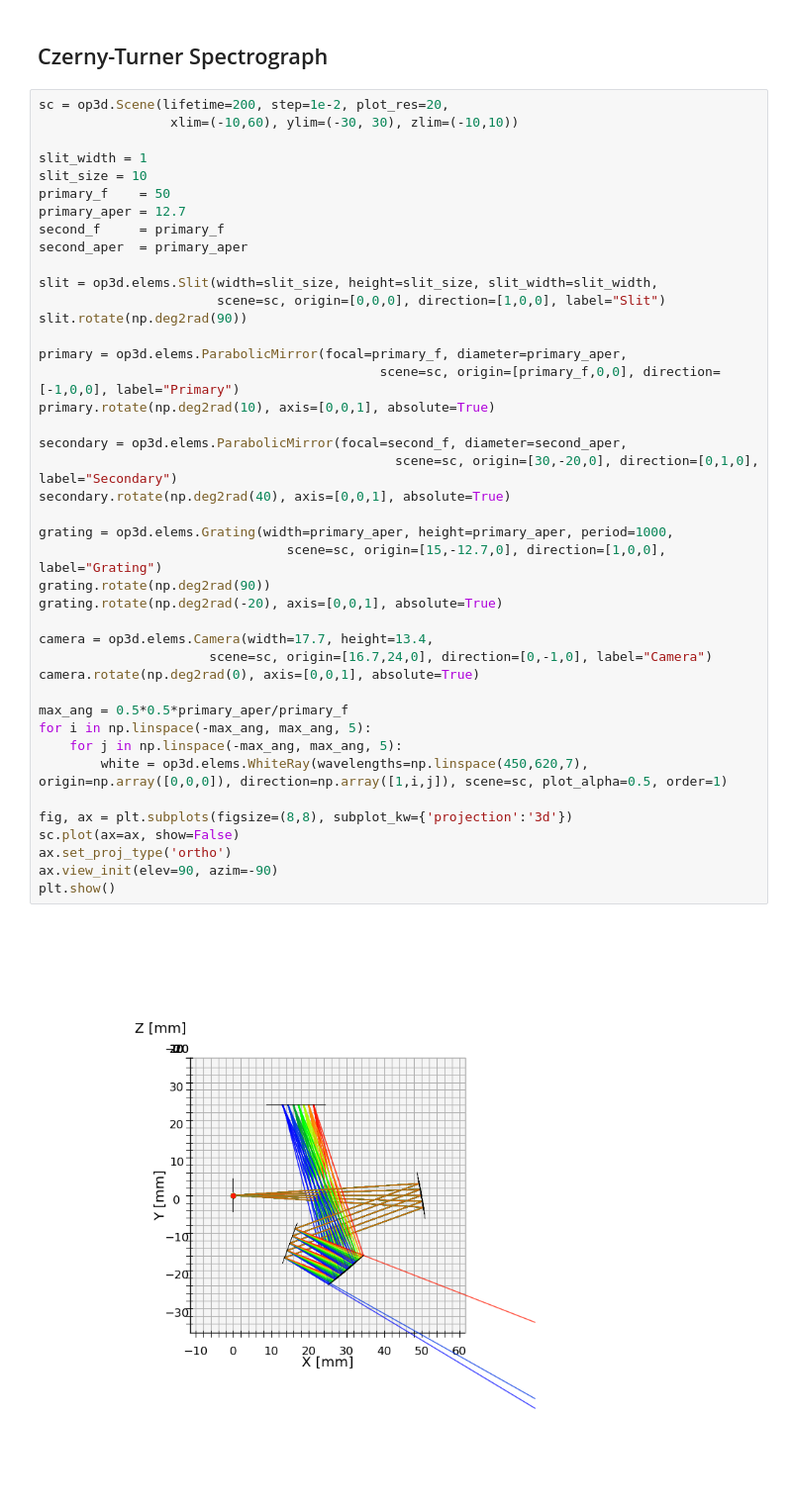
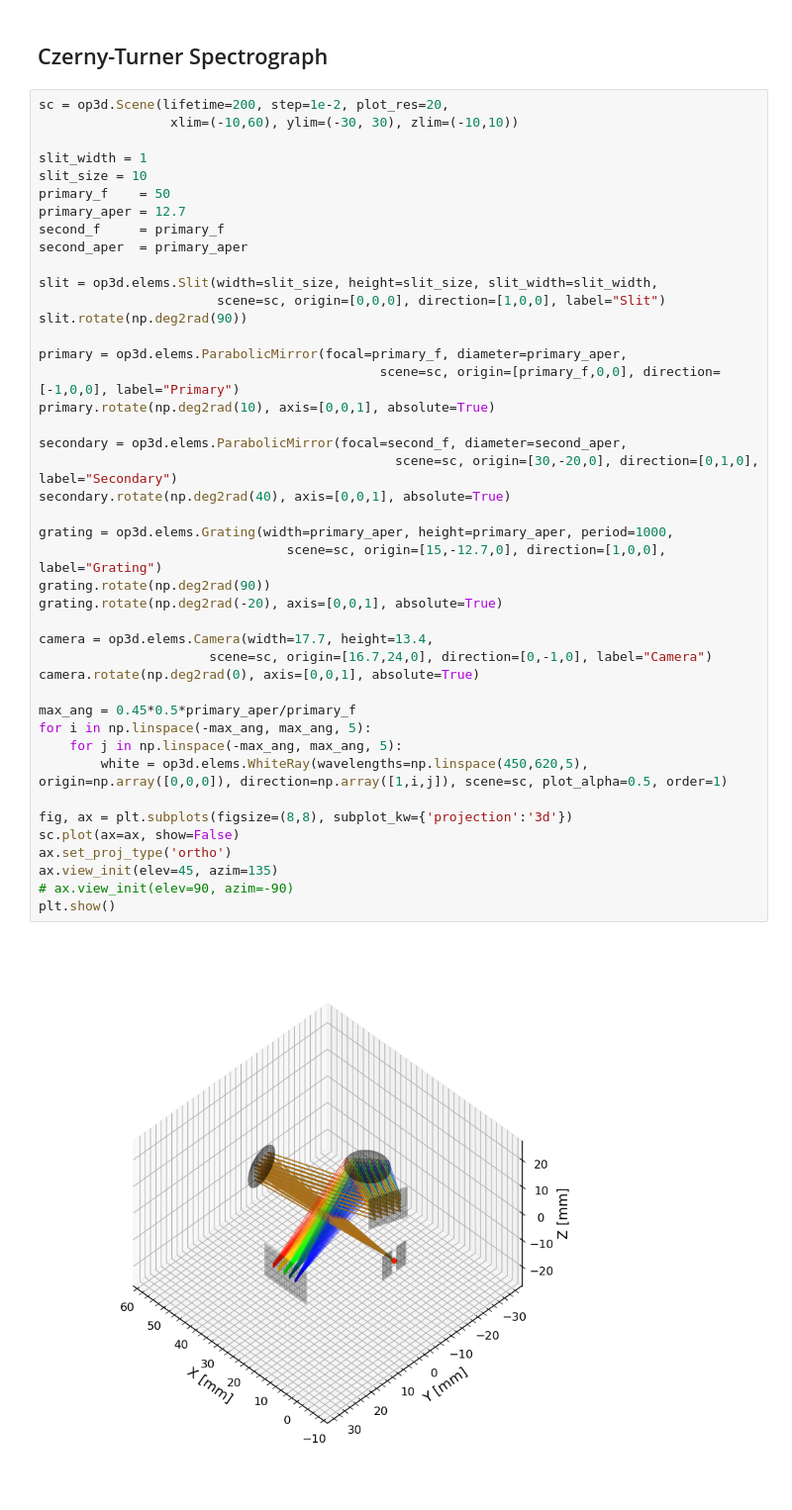
Before and after one commit to AstroAure/Opticalpy, a Jupyter notebook: Demo3D.ipynb, the cells around one changed output. Shown at 99% size. Drawn from its saved outputs; the diff is of its cells as text.

```diff
--- a/Demo3D.ipynb
+++ b/Demo3D.ipynb
@@ -68,37 +68,38 @@ second_aper  = primary_aper
 
 slit = op3d.elems.Slit(width=slit_size, height=slit_size, slit_width=slit_width,
                        scene=sc, origin=[0,0,0], direction=[1,0,0], label="Slit")
 slit.rotate(np.deg2rad(90))
 
 primary = op3d.elems.ParabolicMirror(focal=primary_f, diameter=primary_aper,
                                             scene=sc, origin=[primary_f,0,0], direction=[-1,0,0], label="Primary")
 primary.rotate(np.deg2rad(10), axis=[0,0,1], absolute=True)
 
 secondary = op3d.elems.ParabolicMirror(focal=second_f, diameter=second_aper,
                                               scene=sc, origin=[30,-20,0], direction=[0,1,0], label="Secondary")
 secondary.rotate(np.deg2rad(40), axis=[0,0,1], absolute=True)
 
 grating = op3d.elems.Grating(width=primary_aper, height=primary_aper, period=1000,
                                 scene=sc, origin=[15,-12.7,0], direction=[1,0,0], label="Grating")
 grating.rotate(np.deg2rad(90))
 grating.rotate(np.deg2rad(-20), axis=[0,0,1], absolute=True)
 
 camera = op3d.elems.Camera(width=17.7, height=13.4,
                       scene=sc, origin=[16.7,24,0], direction=[0,-1,0], label="Camera")
 camera.rotate(np.deg2rad(0), axis=[0,0,1], absolute=True)
 
-max_ang = 0.5*0.5*primary_aper/primary_f
+max_ang = 0.45*0.5*primary_aper/primary_f
 for i in np.linspace(-max_ang, max_ang, 5):
     for j in np.linspace(-max_ang, max_ang, 5):
-        white = op3d.elems.WhiteRay(wavelengths=np.linspace(450,620,7), origin=np.array([0,0,0]), direction=np.array([1,i,j]), scene=sc, plot_alpha=0.5, order=1)
+        white = op3d.elems.WhiteRay(wavelengths=np.linspace(450,620,5), origin=np.array([0,0,0]), direction=np.array([1,i,j]), scene=sc, plot_alpha=0.5, order=1)
 
 fig, ax = plt.subplots(figsize=(8,8), subplot_kw={'projection':'3d'})
 sc.plot(ax=ax, show=False)
 ax.set_proj_type('ortho')
-ax.view_init(elev=90, azim=-90)
+ax.view_init(elev=45, azim=135)
+# ax.view_init(elev=90, azim=-90)
 plt.show()
 # %% [output]
-[figure, old version]
+[figure, new version]
 # %%
 fig, ax = plt.subplots(figsize=(8,8))
 camera.plot(ax=ax)
```
Also changed, not shown: parts of 1 cell of this notebook, 2 other files.
